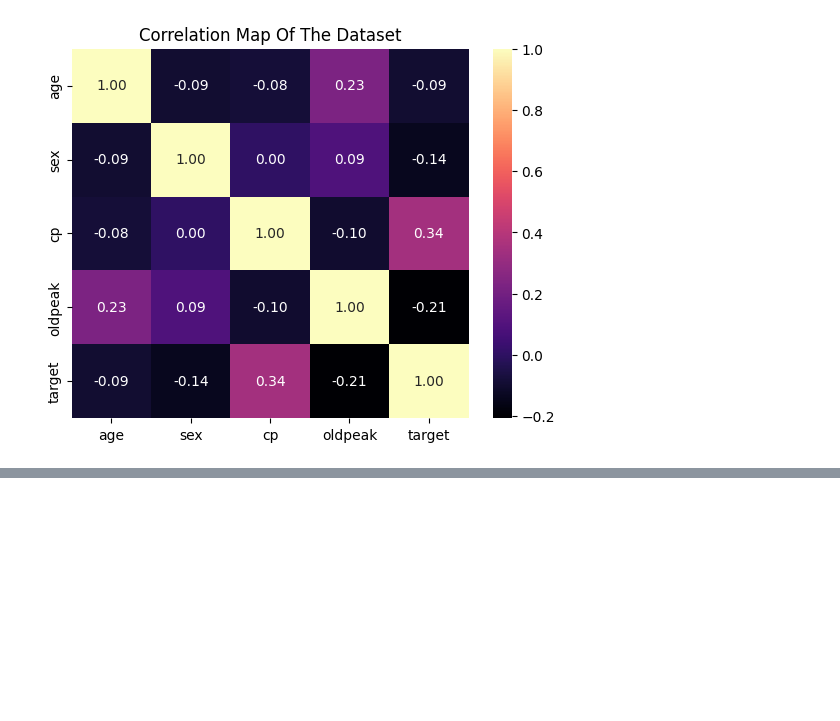
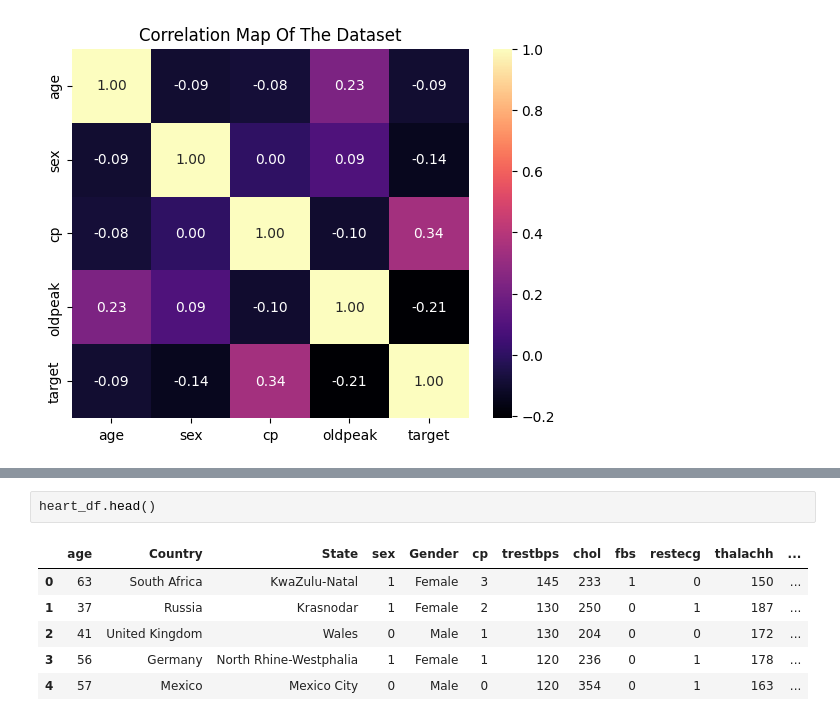
Before and after one commit to Aphrodite1818/HEART_DISEASE_DASHBOARD---PRACTICE, a Jupyter notebook: Data preprocessing and exploaration/preprocessing.ipynb, the cells around one changed output, grey strips where cells are left out. Cells and saved outputs as stored; diff of their text form; blank space fills up the shorter version.

```diff
--- a/Data preprocessing and exploaration/preprocessing.ipynb
+++ b/Data preprocessing and exploaration/preprocessing.ipynb
@@ -161,0 +172,9 @@ plt.show()
+# %%
+heart_df.head()
+# %% [output]
+|  | age | Country | State | sex | Gender | cp | trestbps | chol | fbs | restecg | thalachh | ... |
+| 0 | 63 | South Africa | KwaZulu-Natal | 1 | Female | 3 | 145 | 233 | 1 | 0 | 150 | ... |
+| 1 | 37 | Russia | Krasnodar | 1 | Female | 2 | 130 | 250 | 0 | 1 | 187 | ... |
+| 2 | 41 | United Kingdom | Wales | 0 | Male | 1 | 130 | 204 | 0 | 0 | 172 | ... |
+| 3 | 56 | Germany | North Rhine-Westphalia | 1 | Female | 1 | 120 | 236 | 0 | 1 | 178 | ... |
+| 4 | 57 | Mexico | Mexico City | 0 | Male | 0 | 120 | 354 | 0 | 1 | 163 | ... |
```
Also changed, not shown: parts of 12 cells of this notebook, 3 other files.
